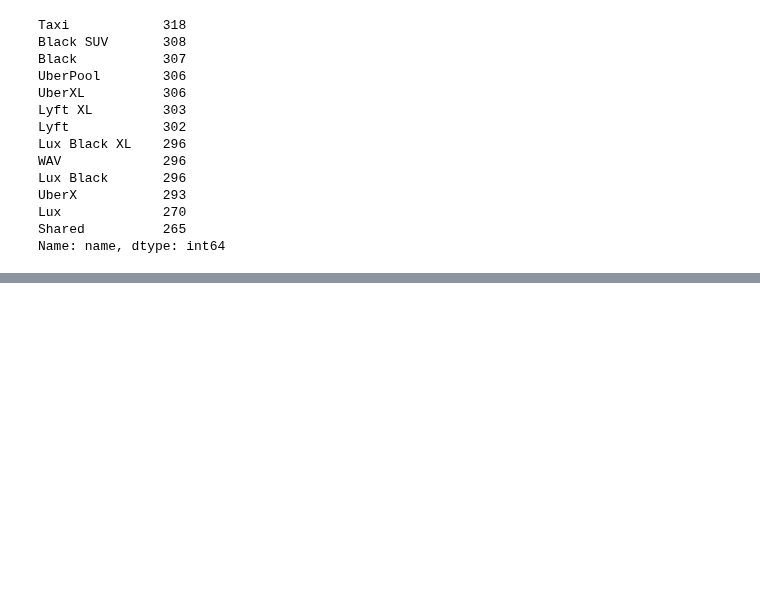
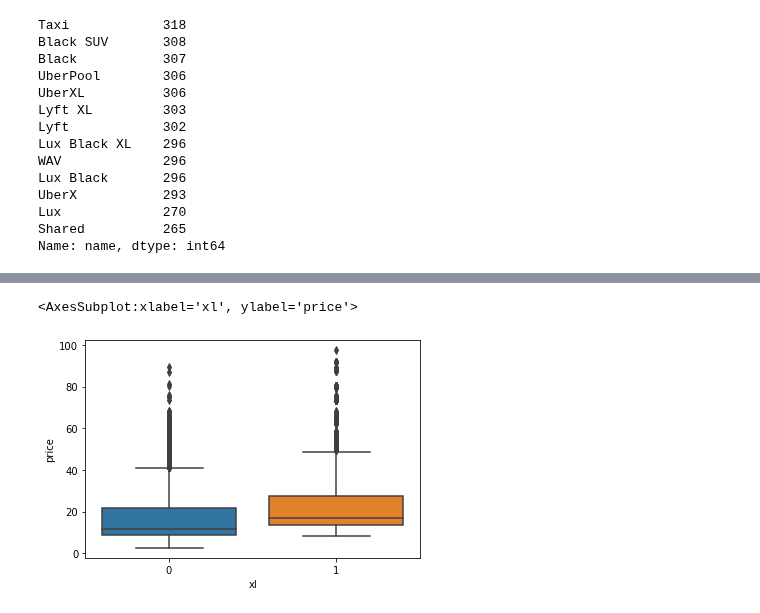
Before and after one commit to cndywu/TheYelpers, a Jupyter notebook: olds_final_project.ipynb, the cells around one changed output, grey strips where cells are left out. Cells and saved outputs as stored; diff of their text form; code cells hidden in the pictures; blank space fills up the shorter version.

```diff
--- a/olds_final_project.ipynb
+++ b/olds_final_project.ipynb
@@ -138,0 +154,6 @@ def trans_var(row):
+# %%
+cab["xl"] = cab.apply(lambda row: trans_var(row), axis=1)
+sns.boxplot(data = cab, x = "xl", y = "price")
+# %% [output]
+<AxesSubplot:xlabel='xl', ylabel='price'>
+[figure, added]
```
Also changed, not shown: parts of 3 cells of this notebook, 1 other file.
